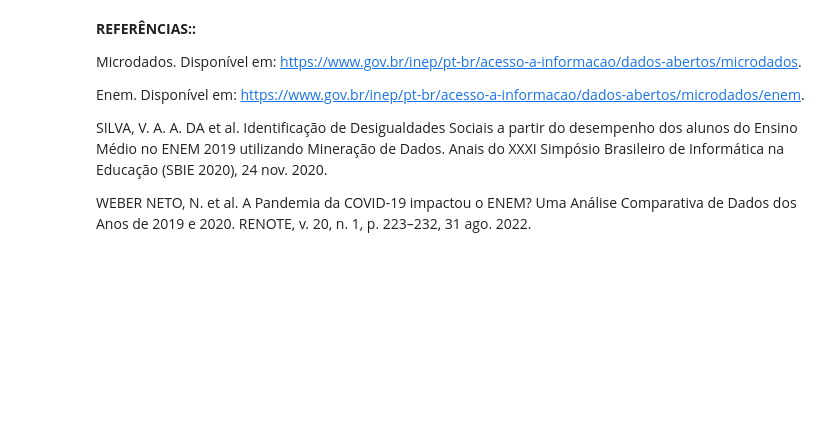
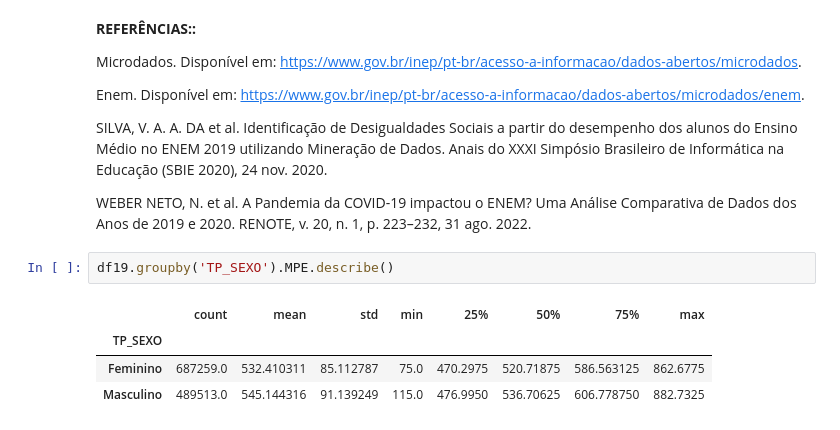
Before and after one commit to josecapitto/PROJ2-CDADOS-JOSE-JOAO-E-NICOLAS-, a Jupyter notebook: V2 cdados.ipynb, the cells around one changed output. Saved outputs shown, nothing was run; the diff lists cells and outputs as text; blank space fills up the shorter version.

Commit message:
primeiro describe

```diff
--- a/V2 cdados.ipynb
+++ b/V2 cdados.ipynb
@@ -401,3 +401,10 @@ Enem. Disponível em: <https://www.gov.br/inep/pt-br/acesso-a-informacao/dados-a
 SILVA, V. A. A. DA et al. Identificação de Desigualdades Sociais a partir do desempenho dos alunos do Ensino Médio no ENEM 2019 utilizando Mineração de Dados. Anais do XXXI Simpósio Brasileiro de Informática na Educação (SBIE 2020), 24 nov. 2020.
 
 WEBER NETO, N. et al. A Pandemia da COVID-19 impactou o ENEM? Uma Análise Comparativa de Dados dos Anos de 2019 e 2020. RENOTE, v. 20, n. 1, p. 223–232, 31 ago. 2022.
+# %%
+df19.groupby('TP_SEXO').MPE.describe()
+# %% [output]
+|  | count | mean | std | min | 25% | 50% | 75% | max |
+| TP_SEXO |  |  |  |  |  |  |  |  |
+| Feminino | 687259.0 | 532.410311 | 85.112787 | 75.0 | 470.2975 | 520.71875 | 586.563125 | 862.6775 |
+| Masculino | 489513.0 | 545.144316 | 91.139249 | 115.0 | 476.9950 | 536.70625 | 606.778750 | 882.7325 |
```
Also changed, not shown: parts of 1 cell of this notebook.
